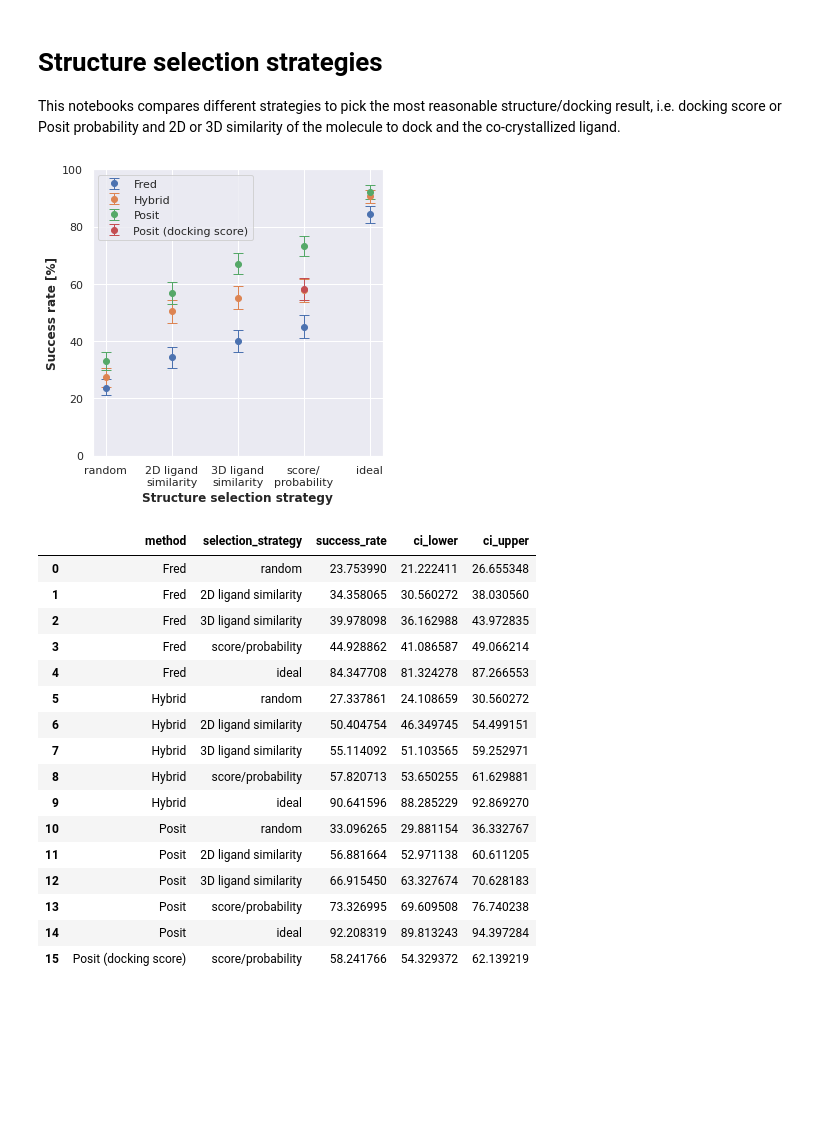
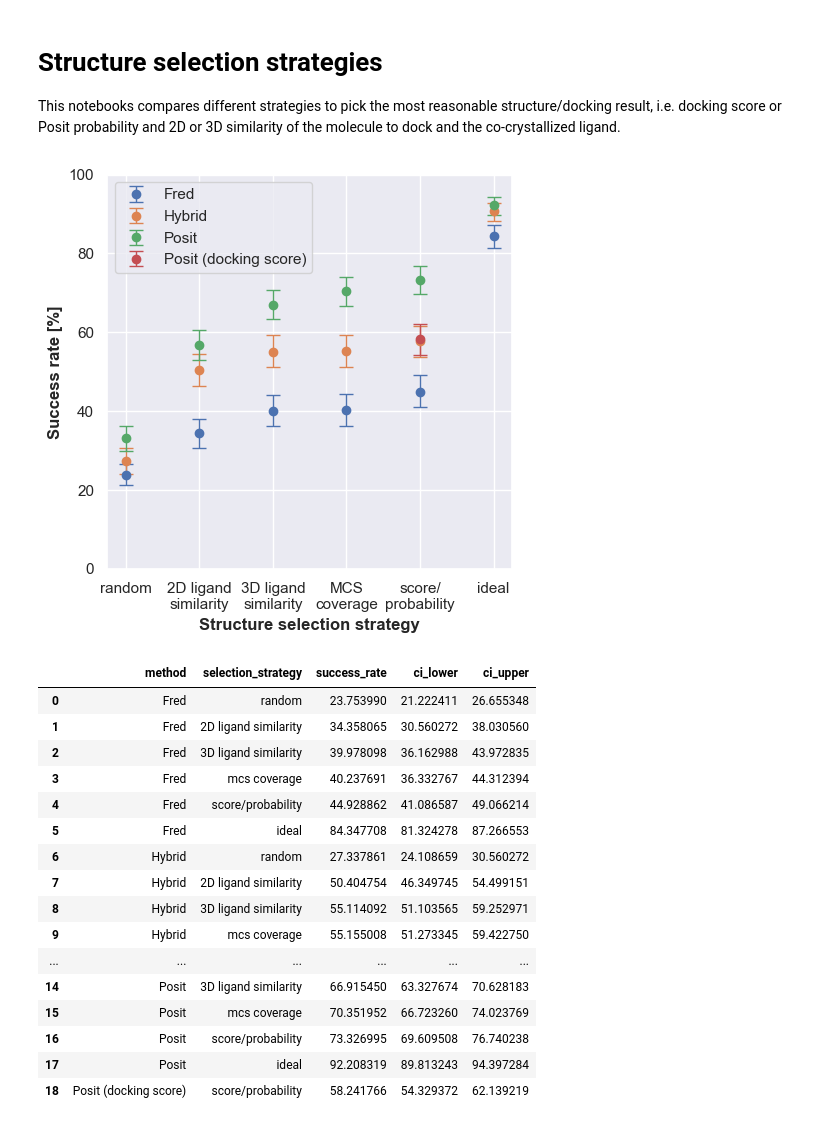
Before and after one commit to openkinome/kinase-docking-benchmark, a Jupyter notebook: notebooks/03_structure_selection_strategies.ipynb, the cells around one changed output. Drawn from its saved outputs; the diff is of its cells as text; code cells hidden in the pictures; blank space fills up the shorter version.

Commit message:
include mcs for structure selection strategy

```diff
--- a/notebooks/03_structure_selection_strategies.ipynb
+++ b/notebooks/03_structure_selection_strategies.ipynb
@@ -34,9 +34,11 @@ def plot_selection_strategies(fred_results, hybrid_results, posit_results, n_boo
         ["Fred", "Hybrid", "Posit", "Posit (docking score)"],
         [fred_results, hybrid_results, posit_results, posit_results]
     )):
-        for selection_strategy in ["random", "2D ligand similarity", "3D ligand similarity", "score/probability", "ideal"]:
+        for selection_strategy in ["random", "2D ligand similarity", "3D ligand similarity", "mcs coverage", "score/probability", "ideal"]:
             if method == "Posit (docking score)" and selection_strategy != "score/probability":
                 continue
+            if selection_strategy == "mcs coverage":
+                selected_results = results.sort_values("mcs_coverage", ascending=False)
             if selection_strategy == "2D ligand similarity":
                 selected_results = results.sort_values("fingerprint_similarity", ascending=False)
             elif selection_strategy == "3D ligand similarity":
@@ -79,36 +81,36 @@ def plot_selection_strategies(fred_results, hybrid_results, posit_results, n_boo
     for i, method in enumerate(["Fred", "Hybrid", "Posit", "Posit (docking score)"]):
         sampled_success_rates_i = sampled_success_rates[
             sampled_success_rates["method"] == method
         ]
         axis.errorbar(
             x=sampled_success_rates_i["selection_strategy"],
             y=sampled_success_rates_i["success_rate"],
             yerr=[
                 sampled_success_rates_i["success_rate"] - sampled_success_rates_i["ci_lower"],
                 sampled_success_rates_i["ci_upper"] - sampled_success_rates_i["success_rate"]
             ],
             fmt="o",
             elinewidth=1,
             capsize=5,
             capthick=1,
             label=method
         )
-    axis.set_xticks(["random", "2D ligand similarity", "3D ligand similarity", "score/probability", "ideal"])
-    axis.set_xticklabels(["random", "2D ligand\nsimilarity", "3D ligand\nsimilarity", "score/\nprobability", "ideal"])
+    axis.set_xticks(["random", "2D ligand similarity", "3D ligand similarity", "mcs coverage", "score/probability", "ideal"])
+    axis.set_xticklabels(["random", "2D ligand\nsimilarity", "3D ligand\nsimilarity", "MCS\ncoverage", "score/\nprobability", "ideal"])
     axis.set_xlabel("Structure selection strategy", fontweight="bold")
     axis.set_ylabel("Success rate [%]", fontweight="bold")
     axis.set_ylim([0, 100])
     plt.legend()
 
     plt.tight_layout()
     plt.savefig(directory / "selection_strategies.pdf", dpi=300)
 
     return sampled_success_rates
 
 
 sampled_success_rates = plot_selection_strategies(fred_results, hybrid_results, posit_results)
 # %% [output]
-[figure, old version]
+[figure, new version]
 # %%
 sampled_success_rates
 # %% [output]
@@ -116,16 +118,16 @@ sampled_success_rates
 | 0 | Fred | random | 23.753990 | 21.222411 | 26.655348 |
 | 1 | Fred | 2D ligand similarity | 34.358065 | 30.560272 | 38.030560 |
 | 2 | Fred | 3D ligand similarity | 39.978098 | 36.162988 | 43.972835 |
-| 3 | Fred | score/probability | 44.928862 | 41.086587 | 49.066214 |
-| 4 | Fred | ideal | 84.347708 | 81.324278 | 87.266553 |
-| 5 | Hybrid | random | 27.337861 | 24.108659 | 30.560272 |
-| 6 | Hybrid | 2D ligand similarity | 50.404754 | 46.349745 | 54.499151 |
-| 7 | Hybrid | 3D ligand similarity | 55.114092 | 51.103565 | 59.252971 |
-| 8 | Hybrid | score/probability | 57.820713 | 53.650255 | 61.629881 |
-| 9 | Hybrid | ideal | 90.641596 | 88.285229 | 92.869270 |
-| 10 | Posit | random | 33.096265 | 29.881154 | 36.332767 |
-| 11 | Posit | 2D ligand similarity | 56.881664 | 52.971138 | 60.611205 |
-| 12 | Posit | 3D ligand similarity | 66.915450 | 63.327674 | 70.628183 |
-| 13 | Posit | score/probability | 73.326995 | 69.609508 | 76.740238 |
-| 14 | Posit | ideal | 92.208319 | 89.813243 | 94.397284 |
-| 15 | Posit (docking score) | score/probability | 58.241766 | 54.329372 | 62.139219 |
+| 3 | Fred | mcs coverage | 40.237691 | 36.332767 | 44.312394 |
+| 4 | Fred | score/probability | 44.928862 | 41.086587 | 49.066214 |
+| 5 | Fred | ideal | 84.347708 | 81.324278 | 87.266553 |
+| 6 | Hybrid | random | 27.337861 | 24.108659 | 30.560272 |
+| 7 | Hybrid | 2D ligand similarity | 50.404754 | 46.349745 | 54.499151 |
+| 8 | Hybrid | 3D ligand similarity | 55.114092 | 51.103565 | 59.252971 |
+| 9 | Hybrid | mcs coverage | 55.155008 | 51.273345 | 59.422750 |
+| ... | ... | ... | ... | ... | ... |
+| 14 | Posit | 3D ligand similarity | 66.915450 | 63.327674 | 70.628183 |
+| 15 | Posit | mcs coverage | 70.351952 | 66.723260 | 74.023769 |
+| 16 | Posit | score/probability | 73.326995 | 69.609508 | 76.740238 |
+| 17 | Posit | ideal | 92.208319 | 89.813243 | 94.397284 |
+| 18 | Posit (docking score) | score/probability | 58.241766 | 54.329372 | 62.139219 |
```
Also changed, not shown: 1 other file.
